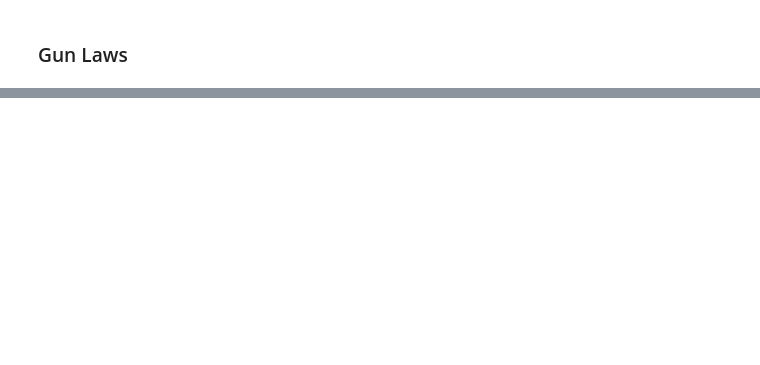
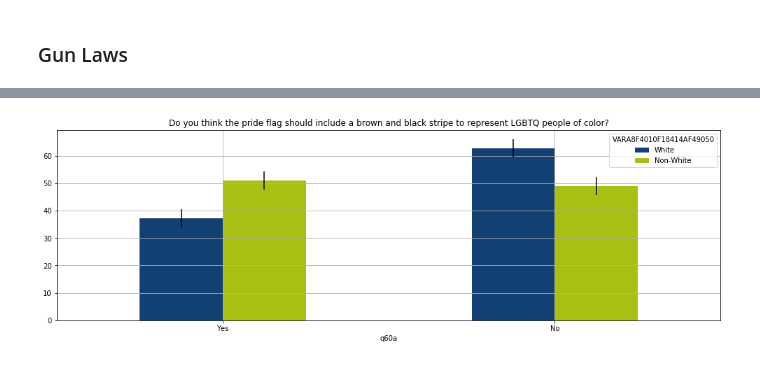
Before and after one commit to thebbennett/buzzfeed-wins-lgbt, a Jupyter notebook: Buzzfeed-Wins LGBT Exploratory Data Analysis.ipynb, the cells around one changed output, grey strips where cells are left out. Saved outputs shown, nothing was run; the diff lists cells and outputs as text; code cells hidden in the pictures; blank space fills up the shorter version.

```diff
--- a/Buzzfeed-Wins LGBT Exploratory Data Analysis.ipynb
+++ b/Buzzfeed-Wins LGBT Exploratory Data Analysis.ipynb
@@ -265,0 +277,8 @@ plotly.offline.plot(fig, validate=False)
+# %%
+pride_flag = two_questions("q60a","VARA8F4010F18414AF49050")
+pride_flag = clean_df(pride_flag)
+fig = pride_flag.set_index('q60a').plot.bar(figsize=(17,5), grid=True, yerr = margin_of_error,
+                                      rot = 0, title = "Do you think the pride flag should include a brown and black stripe to represent LGBTQ people of color?").get_figure()
+fig.savefig("acceptance_by_race.png")
+# %% [output]
+[figure, added]
```
Also changed, not shown: parts of 34 cells of this notebook.
